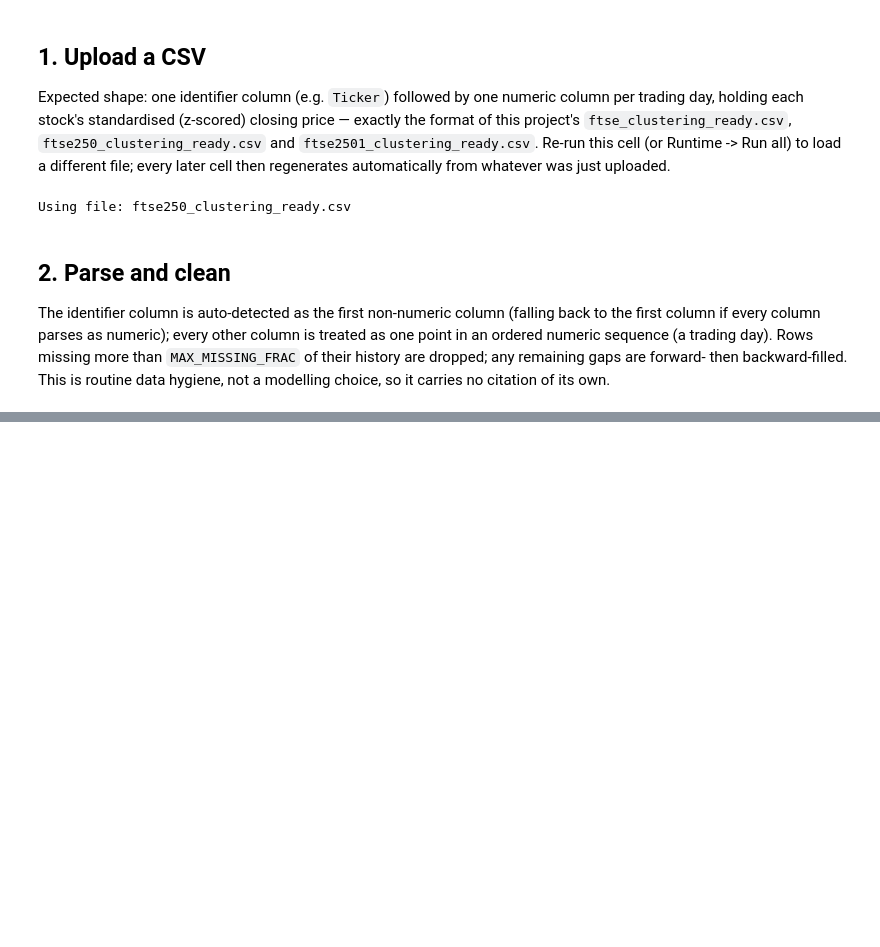
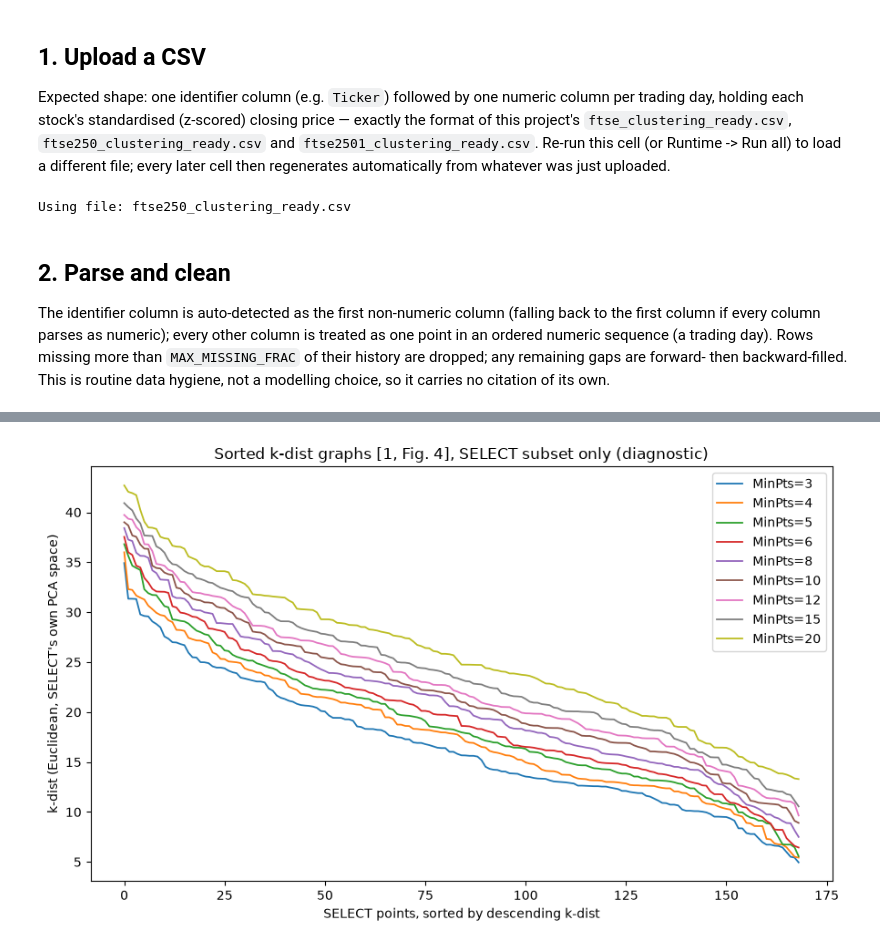
Before and after one commit to divyalakshmiram7-pixel/ERP-Unsupervised-Machine-Learning-for-Discovering-Patterns-in-Stock-Price-Movement., a Jupyter notebook: DBSCAN_colab.ipynb, the cells around one changed output, grey strips where cells are left out. Saved outputs shown, nothing was run; the diff lists cells and outputs as text; code cells hidden in the pictures; blank space fills up the shorter version.

```diff
--- a/DBSCAN_colab.ipynb
+++ b/DBSCAN_colab.ipynb
@@ -216,19 +102,0 @@ out of context, `MinPts` is swept over a small candidate list alongside `eps`, a
-# %%
-MINPTS_CANDIDATES = [3, 4, 5, 6, 8, 10, 12, 15, 20]
-NOISE_PCT_CANDIDATES = [1, 2, 5, 10, 15, 20, 25, 30, 35, 40, 50]
-
-nbrs_cache = {}
-for k in MINPTS_CANDIDATES:
-    nn = NearestNeighbors(n_neighbors=k, metric="euclidean").fit(X_pca)
-    dist, _ = nn.kneighbors(X_pca)
-    nbrs_cache[k] = np.sort(dist[:, -1])[::-1]      # k-dist, sorted descending (paper Fig. 4)
-
-fig, ax = plt.subplots(figsize=(9, 5.5))
-for k in MINPTS_CANDIDATES:
-    ax.plot(np.arange(len(nbrs_cache[k])), nbrs_cache[k], lw=1.3, label=f"MinPts={k}")
-ax.set_xlabel("points, sorted by descending k-dist")
-ax.set_ylabel("k-dist (Euclidean, PCA space)")
-ax.set_title("Sorted k-dist graphs [1, Fig. 4] (diagnostic only; eps itself is chosen in 4.1 below)")
-ax.legend()
-plt.tight_layout()
-plt.show()
@@ -515,0 +226,31 @@ plt.show()
+# %%
+def sorted_kdist(X, k):
+    '''Each point's distance to its k-th nearest neighbour [1, Sec 4.2], descending.'''
+    nn = NearestNeighbors(n_neighbors=k, metric="euclidean").fit(X)
+    dist, _ = nn.kneighbors(X)
+    return np.sort(dist[:, -1])[::-1]
+
+
+def eps_from_noise_pct(kdist_desc, noise_pct):
+    '''Ester et al.'s alternative, interactive rule [1, Sec 4.2]: eps is the k-dist
+    value at the percentile of the sorted graph corresponding to an assumed noise
+    percentage.'''
+    idx = int(round(noise_pct / 100.0 * (len(kdist_desc) - 1)))
+    return kdist_desc[idx]
+
+
+MINPTS_CANDIDATES = [3, 4, 5, 6, 8, 10, 12, 15, 20]
+
+kdist_curves_select = {k: sorted_kdist(X_pca_select, k) for k in MINPTS_CANDIDATES}
+
+fig, ax = plt.subplots(figsize=(9, 5.5))
+for k in MINPTS_CANDIDATES:
+    ax.plot(np.arange(len(kdist_curves_select[k])), kdist_curves_select[k], lw=1.3, label=f"MinPts={k}")
+ax.set_xlabel("SELECT points, sorted by descending k-dist")
+ax.set_ylabel("k-dist (Euclidean, SELECT's own PCA space)")
+ax.set_title("Sorted k-dist graphs [1, Fig. 4], SELECT subset only (diagnostic)")
+ax.legend()
+plt.tight_layout()
+plt.show()
+# %% [output]
+[figure, added]
```
Also changed, not shown: parts of 46 cells of this notebook.
